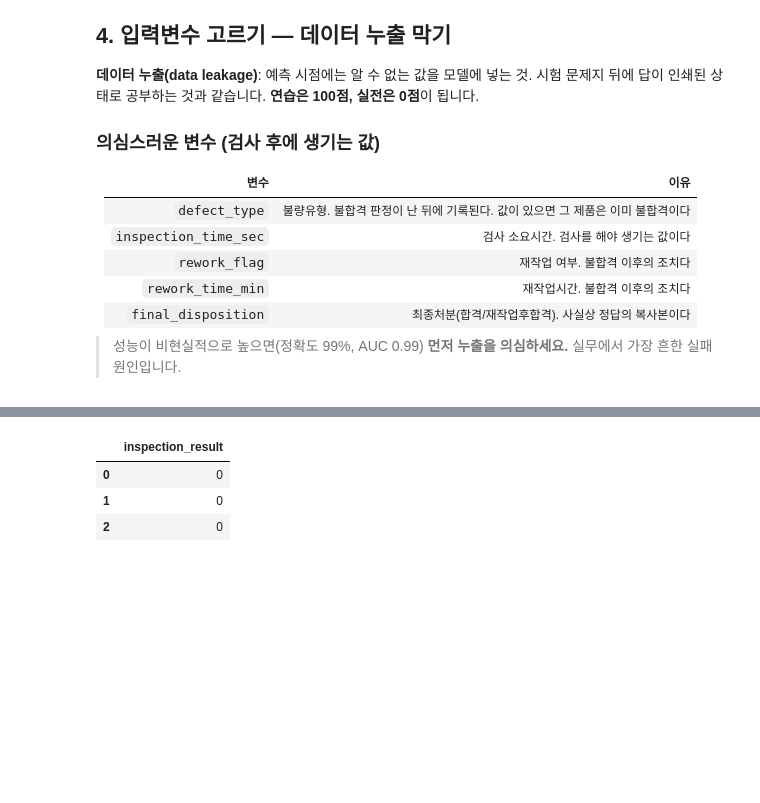
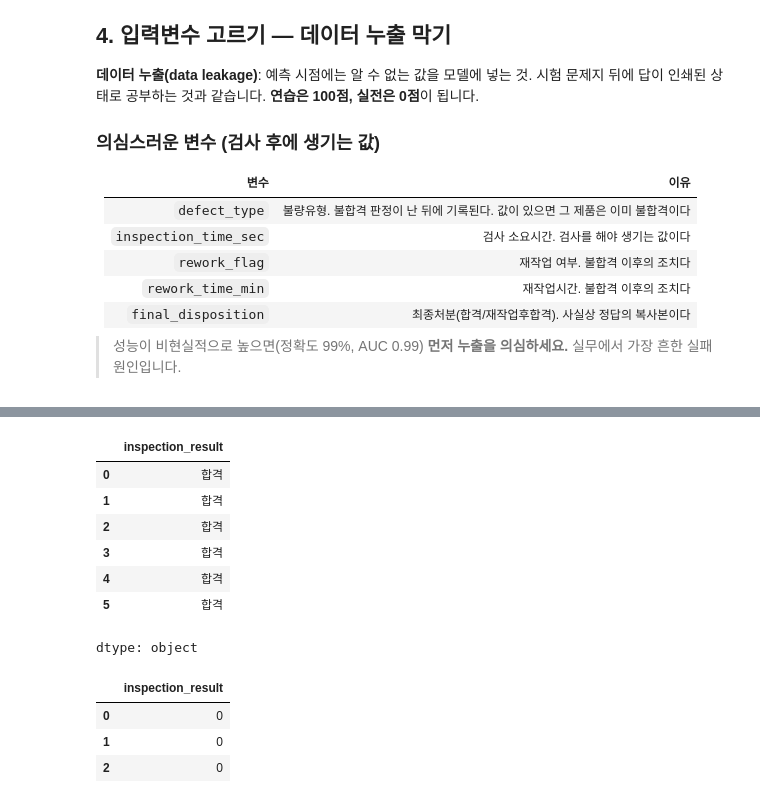
Before and after one commit to StillWork/capstone2610, a Jupyter notebook: NNN01_전처리_머신러닝_성능평가 (1).ipynb, the cells around one changed output, grey strips where cells are left out. Saved outputs shown, nothing was run; the diff lists cells and outputs as text; code cells hidden in the pictures; blank space fills up the shorter version.

```diff
--- a/NNN01_전처리_머신러닝_성능평가 (1).ipynb
+++ b/NNN01_전처리_머신러닝_성능평가 (1).ipynb
@@ -239,6 +261,17 @@ dtypes: datetime64[ns](1), float64(6), int64(4), object(9)
 memory usage: 187.6+ KB
 # %%
 # 목적변수 선택 및 인코딩, label
+# %%
+df['inspection_result'][:6]
+# %% [output]
+|  | inspection_result |
+| 0 | 합격 |
+| 1 | 합격 |
+| 2 | 합격 |
+| 3 | 합격 |
+| 4 | 합격 |
+| 5 | 합격 |
+dtype: object
 # %%
 df['inspection_result'] = df['inspection_result'].map({'합격': 0, '불합격': 1})
 display(df['inspection_result'][:3])
```
Also changed, not shown: parts of 12 cells of this notebook.
